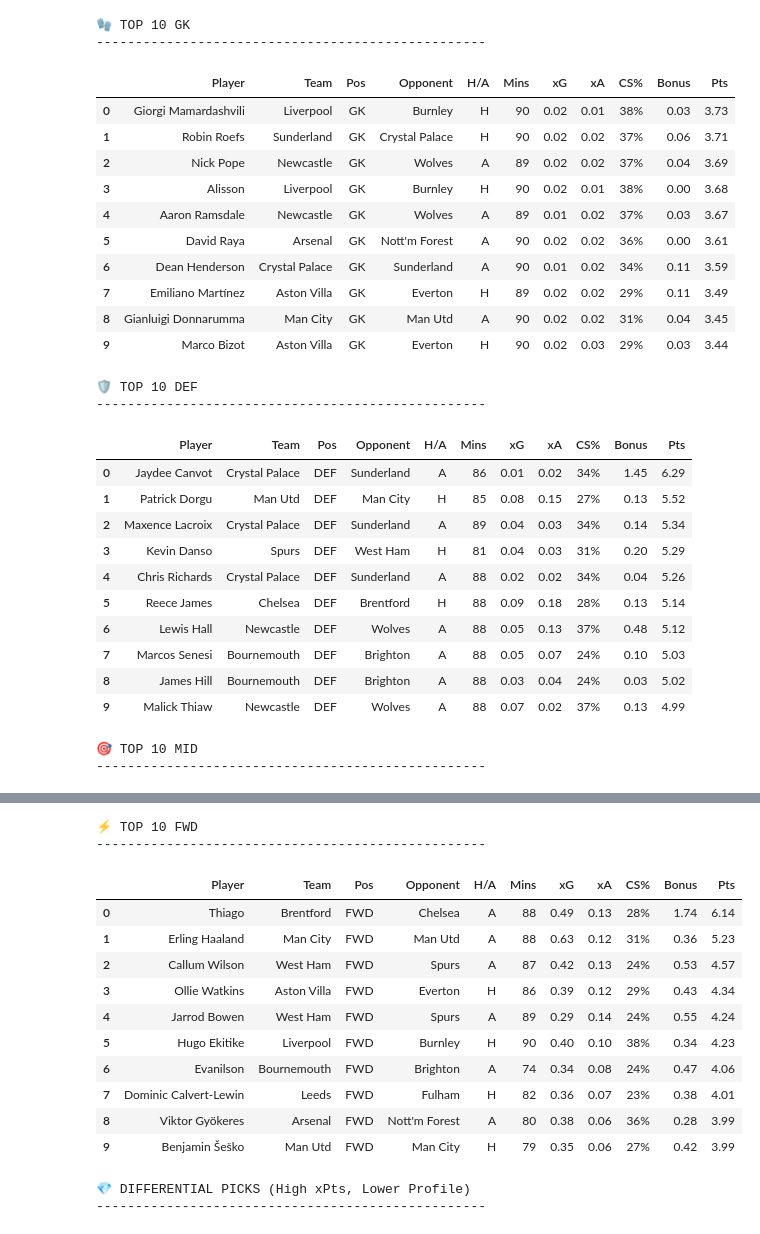
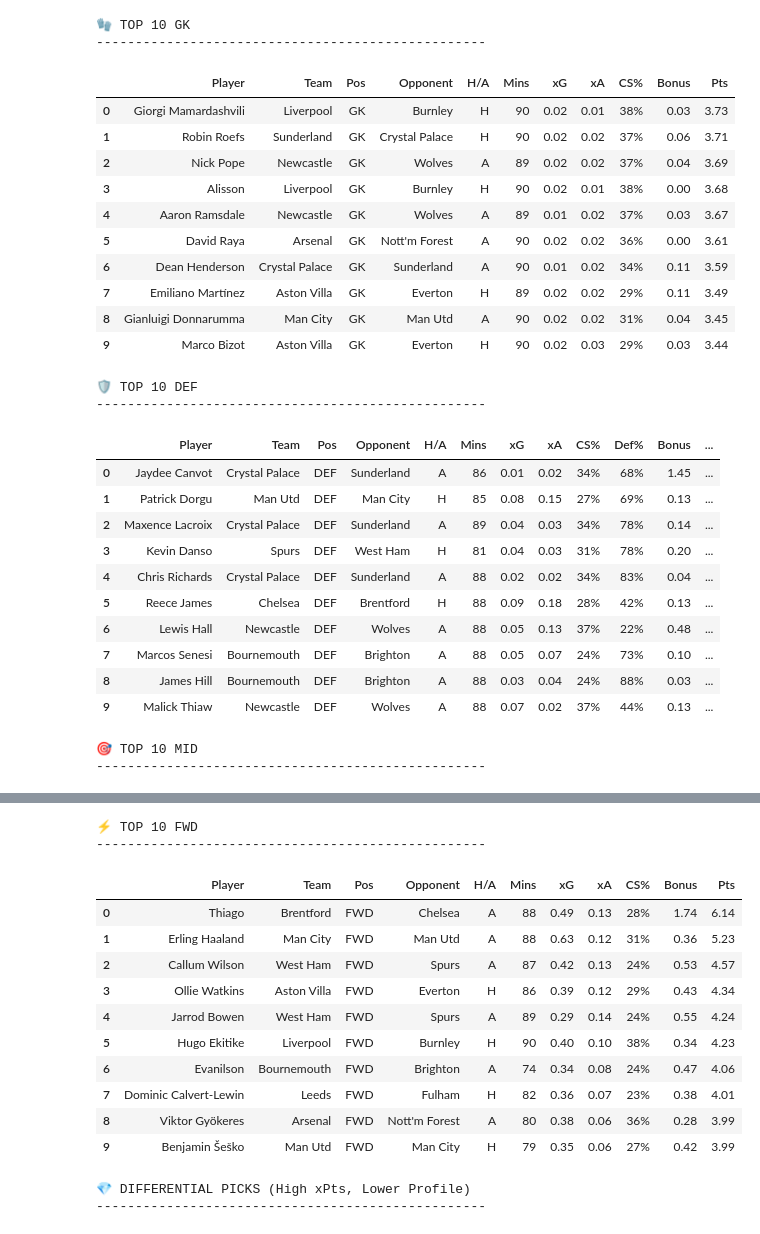
Before and after one commit to danielfindley/fpl_projections, a Jupyter notebook: notebooks/latest_predictions.ipynb, the cells around one changed output, grey strips where cells are left out. Saved outputs shown, nothing was run; the diff lists cells and outputs as text; code cells hidden in the pictures.

Commit message:
added display for latest pred w defcon

```diff
--- a/notebooks/latest_predictions.ipynb
+++ b/notebooks/latest_predictions.ipynb
@@ -2,6 +2,10 @@
 import pandas as pd
 from pathlib import Path
 from IPython.display import display, HTML
+
+# Set pandas to show all columns
+pd.set_option('display.max_columns', None)
+pd.set_option('display.width', None)
 
 # Find latest predictions file
 pred_dir = Path('../data/predictions')
@@ -15,13 +19,18 @@ gw = latest_file.stem.split('_')[0].upper()
 # Filter to available players only
 df = df[df['pred_minutes'] > 0].copy()
 
-# Display columns
-cols = ['player_name', 'team_display', 'fpl_position', 'opponent', 'is_home',
-        'pred_minutes', 'pred_exp_goals', 'pred_exp_assists', 'pred_cs_prob',
-        'pred_bonus', 'exp_total_pts']
+# Display columns - base set
+base_cols = ['player_name', 'team_display', 'fpl_position', 'opponent', 'is_home',
+             'pred_minutes', 'pred_exp_goals', 'pred_exp_assists', 'pred_cs_prob',
+             'pred_bonus', 'exp_total_pts']
 
-# Rename for display
-rename = {
+# Columns with defcon for DEF/MID
+defcon_cols = ['player_name', 'team_display', 'fpl_position', 'opponent', 'is_home',
+               'pred_minutes', 'pred_exp_goals', 'pred_exp_assists', 'pred_cs_prob',
+               'pred_defcon_prob', 'pred_bonus', 'exp_total_pts']
+
+# Rename mappings
+base_rename = {
     'player_name': 'Player',
     'team_display': 'Team',
     'fpl_position': 'Pos',
@@ -35,13 +44,19 @@ rename = {
     'exp_total_pts': 'Pts'
 }
 
-def format_table(data, title):
+defcon_rename = {**base_rename, 'pred_defcon_prob': 'Def%'}
+
+def format_table(data, include_defcon=False):
+    cols = defcon_cols if include_defcon else base_cols
+    rename = defcon_rename if include_defcon else base_rename
     tbl = data[cols].rename(columns=rename).copy()
     tbl['H/A'] = tbl['H/A'].map({1: 'H', 0: 'A'})
     tbl['Mins'] = tbl['Mins'].round(0).astype(int)
     tbl['xG'] = tbl['xG'].round(2)
     tbl['xA'] = tbl['xA'].round(2)
     tbl['CS%'] = (tbl['CS%'] * 100).round(0).astype(int).astype(str) + '%'
+    if include_defcon:
+        tbl['Def%'] = (tbl['Def%'] * 100).round(0).astype(int).astype(str) + '%'
     tbl['Bonus'] = tbl['Bonus'].round(2)
     tbl['Pts'] = tbl['Pts'].round(2)
     return tbl.reset_index(drop=True)
@@ -54,20 +69,20 @@ print(f"{'='*70}\n")
 # Top 15 Overall
 print("🏆 TOP 15 OVERALL PICKS")
 print("-" * 50)
-display(format_table(df.nlargest(15, 'exp_total_pts'), 'Top 15'))
+display(format_table(df.nlargest(15, 'exp_total_pts')))
 
-# By Position
-for pos, emoji in [('GK', '🧤'), ('DEF', '🛡️'), ('MID', '🎯'), ('FWD', '⚡')]:
+# By Position - DEF and MID get defcon column
+for pos, emoji, use_defcon in [('GK', '🧤', False), ('DEF', '🛡️', True), ('MID', '🎯', True), ('FWD', '⚡', False)]:
     print(f"\n{emoji} TOP 10 {pos}")
     print("-" * 50)
     pos_df = df[df['fpl_position'] == pos].nlargest(10, 'exp_total_pts')
-    display(format_table(pos_df, f'Top {pos}'))
+    display(format_table(pos_df, include_defcon=use_defcon))
 
-# Differential picks (low ownership potential)
+# Differential picks
 print("\n💎 DIFFERENTIAL PICKS (High xPts, Lower Profile)")
 print("-" * 50)
 diff = df[~df['team_display'].isin(['Liverpool', 'Arsenal', 'Man City', 'Chelsea'])].nlargest(10, 'exp_total_pts')
-display(format_table(diff, 'Differentials'))
+display(format_table(diff))
 
 print(f"\n📊 Source: {latest_file.name}")
 print(f"📈 Total players analyzed: {len(df)}")
@@ -82,43 +97,43 @@ print(f"📈 Total players analyzed: {len(df)}")
 | 0 | Bruno Fernandes | Man Utd | MID | Man City | H | 88 | 0.43 | 0.37 | 27% | 1.23 | 7.57 |
 | 1 | Jaydee Canvot | Crystal Palace | DEF | Sunderland | A | 86 | 0.01 | 0.02 | 34% | 1.45 | 6.29 |
 | 2 | Thiago | Brentford | FWD | Chelsea | A | 88 | 0.49 | 0.13 | 28% | 1.74 | 6.14 |
 | 3 | Casemiro | Man Utd | MID | Man City | H | 84 | 0.20 | 0.13 | 27% | 0.41 | 5.55 |
 | 4 | Patrick Dorgu | Man Utd | DEF | Man City | H | 85 | 0.08 | 0.15 | 27% | 0.13 | 5.52 |
 | 5 | Bryan Mbeumo | Man Utd | MID | Man City | H | 89 | 0.43 | 0.20 | 27% | 0.40 | 5.46 |
 | 6 | Maxence Lacroix | Crystal Palace | DEF | Sunderland | A | 89 | 0.04 | 0.03 | 34% | 0.14 | 5.34 |
 | 7 | Matheus Cunha | Man Utd | MID | Man City | H | 88 | 0.38 | 0.19 | 27% | 0.46 | 5.33 |
 | 8 | Cole Palmer | Chelsea | MID | Brentford | H | 80 | 0.41 | 0.23 | 28% | 0.26 | 5.32 |
 | 9 | Kevin Danso | Spurs | DEF | West Ham | H | 81 | 0.04 | 0.03 | 31% | 0.20 | 5.29 |
 | 10 | Phil Foden | Man City | MID | Man Utd | A | 88 | 0.32 | 0.24 | 31% | 0.58 | 5.27 |
 | 11 | Chris Richards | Crystal Palace | DEF | Sunderland | A | 88 | 0.02 | 0.02 | 34% | 0.04 | 5.26 |
 | 12 | Erling Haaland | Man City | FWD | Man Utd | A | 88 | 0.63 | 0.12 | 31% | 0.36 | 5.23 |
 | 13 | Enzo Fernández | Chelsea | MID | Brentford | H | 88 | 0.26 | 0.21 | 28% | 0.38 | 5.21 |
 | 14 | Reece James | Chelsea | DEF | Brentford | H | 88 | 0.09 | 0.18 | 28% | 0.13 | 5.14 |
 🧤 TOP 10 GK
 --------------------------------------------------
 |  | Player | Team | Pos | Opponent | H/A | Mins | xG | xA | CS% | Bonus | Pts |
 | 0 | Giorgi Mamardashvili | Liverpool | GK | Burnley | H | 90 | 0.02 | 0.01 | 38% | 0.03 | 3.73 |
 | 1 | Robin Roefs | Sunderland | GK | Crystal Palace | H | 90 | 0.02 | 0.02 | 37% | 0.06 | 3.71 |
 | 2 | Nick Pope | Newcastle | GK | Wolves | A | 89 | 0.02 | 0.02 | 37% | 0.04 | 3.69 |
 | 3 | Alisson | Liverpool | GK | Burnley | H | 90 | 0.02 | 0.01 | 38% | 0.00 | 3.68 |
 | 4 | Aaron Ramsdale | Newcastle | GK | Wolves | A | 89 | 0.01 | 0.02 | 37% | 0.03 | 3.67 |
 | 5 | David Raya | Arsenal | GK | Nott'm Forest | A | 90 | 0.02 | 0.02 | 36% | 0.00 | 3.61 |
 | 6 | Dean Henderson | Crystal Palace | GK | Sunderland | A | 90 | 0.01 | 0.02 | 34% | 0.11 | 3.59 |
 | 7 | Emiliano Martínez | Aston Villa | GK | Everton | H | 89 | 0.02 | 0.02 | 29% | 0.11 | 3.49 |
 | 8 | Gianluigi Donnarumma | Man City | GK | Man Utd | A | 90 | 0.02 | 0.02 | 31% | 0.04 | 3.45 |
 | 9 | Marco Bizot | Aston Villa | GK | Everton | H | 90 | 0.02 | 0.03 | 29% | 0.03 | 3.44 |
 🛡️ TOP 10 DEF
 --------------------------------------------------
-|  | Player | Team | Pos | Opponent | H/A | Mins | xG | xA | CS% | Bonus | Pts |
-| 0 | Jaydee Canvot | Crystal Palace | DEF | Sunderland | A | 86 | 0.01 | 0.02 | 34% | 1.45 | 6.29 |
-| 1 | Patrick Dorgu | Man Utd | DEF | Man City | H | 85 | 0.08 | 0.15 | 27% | 0.13 | 5.52 |
-| 2 | Maxence Lacroix | Crystal Palace | DEF | Sunderland | A | 89 | 0.04 | 0.03 | 34% | 0.14 | 5.34 |
-| 3 | Kevin Danso | Spurs | DEF | West Ham | H | 81 | 0.04 | 0.03 | 31% | 0.20 | 5.29 |
-| 4 | Chris Richards | Crystal Palace | DEF | Sunderland | A | 88 | 0.02 | 0.02 | 34% | 0.04 | 5.26 |
-| 5 | Reece James | Chelsea | DEF | Brentford | H | 88 | 0.09 | 0.18 | 28% | 0.13 | 5.14 |
-| 6 | Lewis Hall | Newcastle | DEF | Wolves | A | 88 | 0.05 | 0.13 | 37% | 0.48 | 5.12 |
-| 7 | Marcos Senesi | Bournemouth | DEF | Brighton | A | 88 | 0.05 | 0.07 | 24% | 0.10 | 5.03 |
-| 8 | James Hill | Bournemouth | DEF | Brighton | A | 88 | 0.03 | 0.04 | 24% | 0.03 | 5.02 |
-| 9 | Malick Thiaw | Newcastle | DEF | Wolves | A | 88 | 0.07 | 0.02 | 37% | 0.13 | 4.99 |
+|  | Player | Team | Pos | Opponent | H/A | Mins | xG | xA | CS% | Def% | Bonus | ... |
+| 0 | Jaydee Canvot | Crystal Palace | DEF | Sunderland | A | 86 | 0.01 | 0.02 | 34% | 68% | 1.45 | ... |
+| 1 | Patrick Dorgu | Man Utd | DEF | Man City | H | 85 | 0.08 | 0.15 | 27% | 69% | 0.13 | ... |
+| 2 | Maxence Lacroix | Crystal Palace | DEF | Sunderland | A | 89 | 0.04 | 0.03 | 34% | 78% | 0.14 | ... |
+| 3 | Kevin Danso | Spurs | DEF | West Ham | H | 81 | 0.04 | 0.03 | 31% | 78% | 0.20 | ... |
+| 4 | Chris Richards | Crystal Palace | DEF | Sunderland | A | 88 | 0.02 | 0.02 | 34% | 83% | 0.04 | ... |
+| 5 | Reece James | Chelsea | DEF | Brentford | H | 88 | 0.09 | 0.18 | 28% | 42% | 0.13 | ... |
+| 6 | Lewis Hall | Newcastle | DEF | Wolves | A | 88 | 0.05 | 0.13 | 37% | 22% | 0.48 | ... |
+| 7 | Marcos Senesi | Bournemouth | DEF | Brighton | A | 88 | 0.05 | 0.07 | 24% | 73% | 0.10 | ... |
+| 8 | James Hill | Bournemouth | DEF | Brighton | A | 88 | 0.03 | 0.04 | 24% | 88% | 0.03 | ... |
+| 9 | Malick Thiaw | Newcastle | DEF | Wolves | A | 88 | 0.07 | 0.02 | 37% | 44% | 0.13 | ... |
 🎯 TOP 10 MID
 --------------------------------------------------
```
Also changed, not shown: parts of 1 cell of this notebook.
